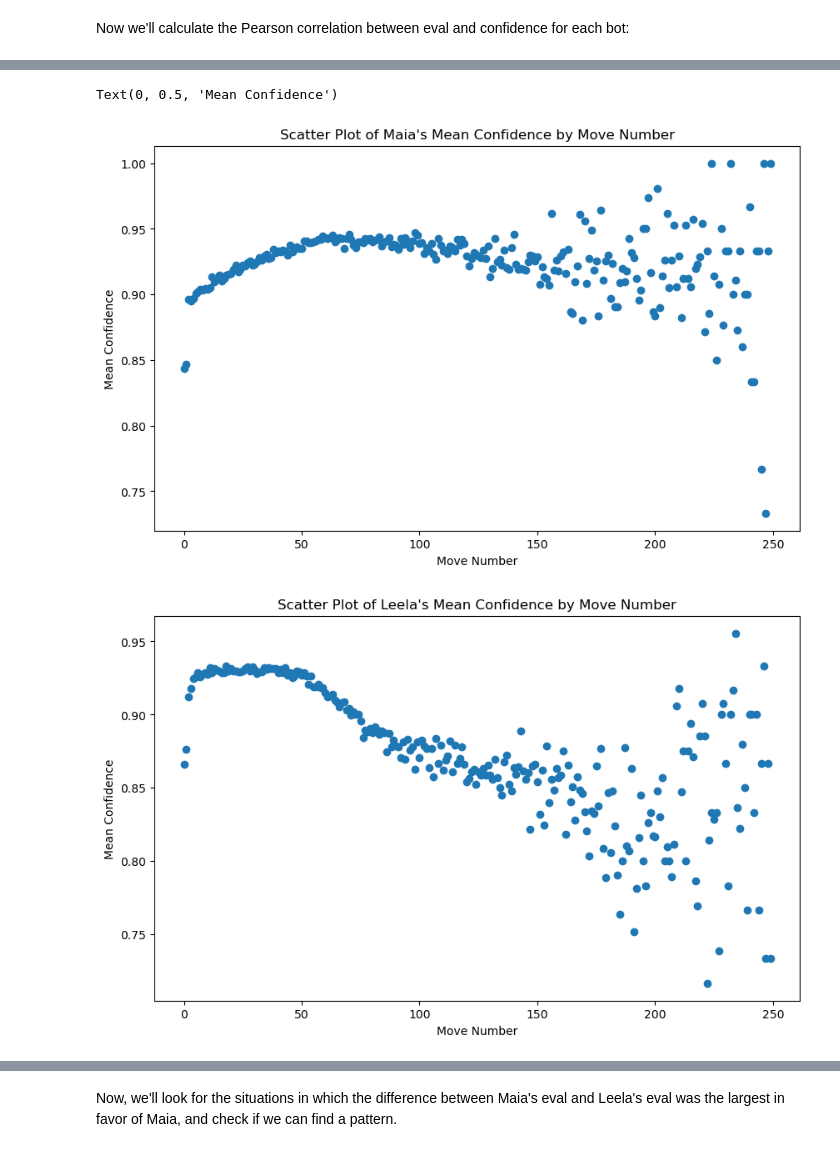
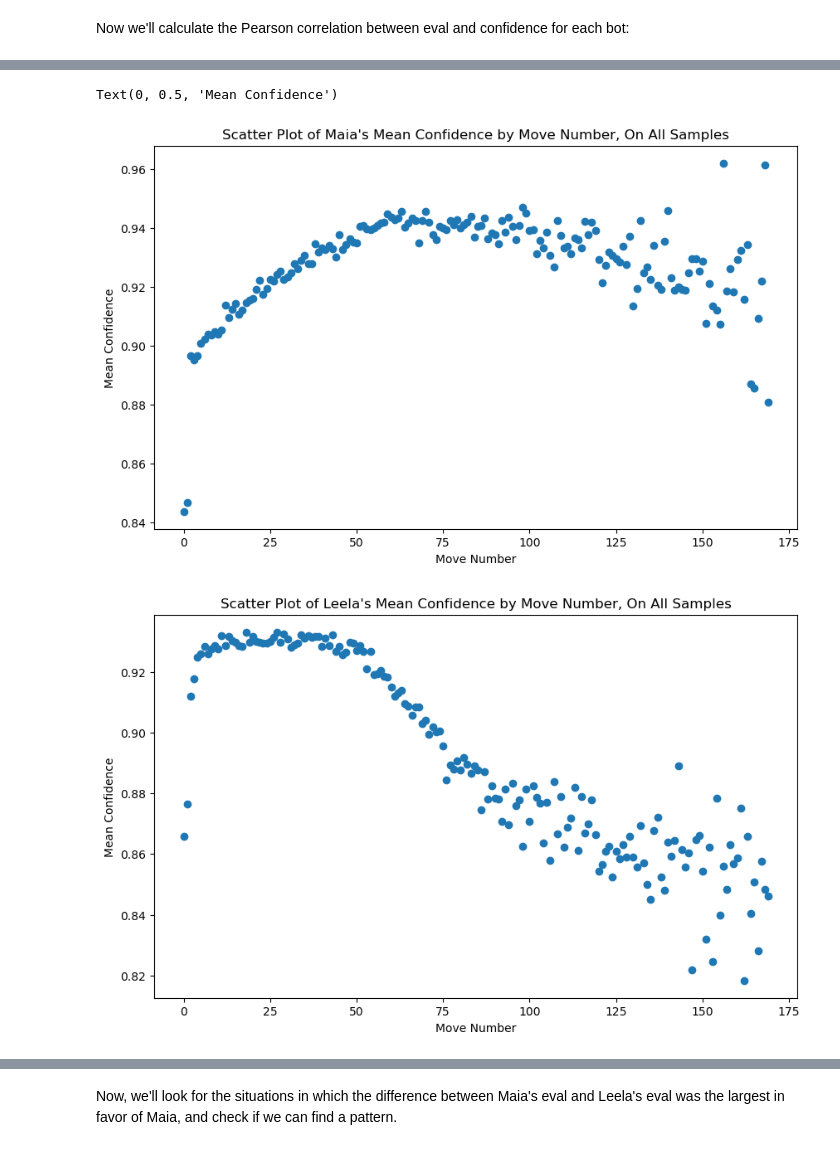
Before and after one commit to dvirsas8/research, a Jupyter notebook: first_analysis.ipynb, the cells around one changed output, grey strips where cells are left out. Drawn from its saved outputs; the diff is of its cells as text; code cells hidden in the pictures.

```diff
--- a/first_analysis.ipynb
+++ b/first_analysis.ipynb
@@ -181,19 +182,19 @@ Text(0, 0.5, 'Mean Evaluation')
 # %%
 mean_evaluation_by_move = games_df.groupby('ply')['maia1200_conf'].mean().reset_index()
-mean_evaluation_by_move = mean_evaluation_by_move[mean_evaluation_by_move['ply'] < 250]
+mean_evaluation_by_move = mean_evaluation_by_move[mean_evaluation_by_move['ply'] < 170]
 plt.figure(figsize=(10, 6))
 plt.scatter(mean_evaluation_by_move['ply'], mean_evaluation_by_move['maia1200_conf'], label="Maia's Confidence")
-plt.title("Scatter Plot of Maia's Mean Confidence by Move Number")
+plt.title("Scatter Plot of Maia's Mean Confidence by Move Number, On All Samples")
 plt.xlabel('Move Number')
 plt.ylabel('Mean Confidence')
 mean_evaluation_by_move = games_df.groupby('ply')['leela10b2500_conf'].mean().reset_index()
-mean_evaluation_by_move = mean_evaluation_by_move[mean_evaluation_by_move['ply'] < 250]
+mean_evaluation_by_move = mean_evaluation_by_move[mean_evaluation_by_move['ply'] < 170]
 plt.figure(figsize=(10, 6))
 plt.scatter(mean_evaluation_by_move['ply'], mean_evaluation_by_move['leela10b2500_conf'], label="Leela's Confidence")
-plt.title("Scatter Plot of Leela's Mean Confidence by Move Number")
+plt.title("Scatter Plot of Leela's Mean Confidence by Move Number, On All Samples")
 plt.xlabel('Move Number')
 plt.ylabel('Mean Confidence')
 # %% [output]
 Text(0, 0.5, 'Mean Confidence')
-[figure, old version]
+[figure, new version]
-[figure, old version]
+[figure, new version]
```
Also changed, not shown: parts of 23 cells of this notebook.
